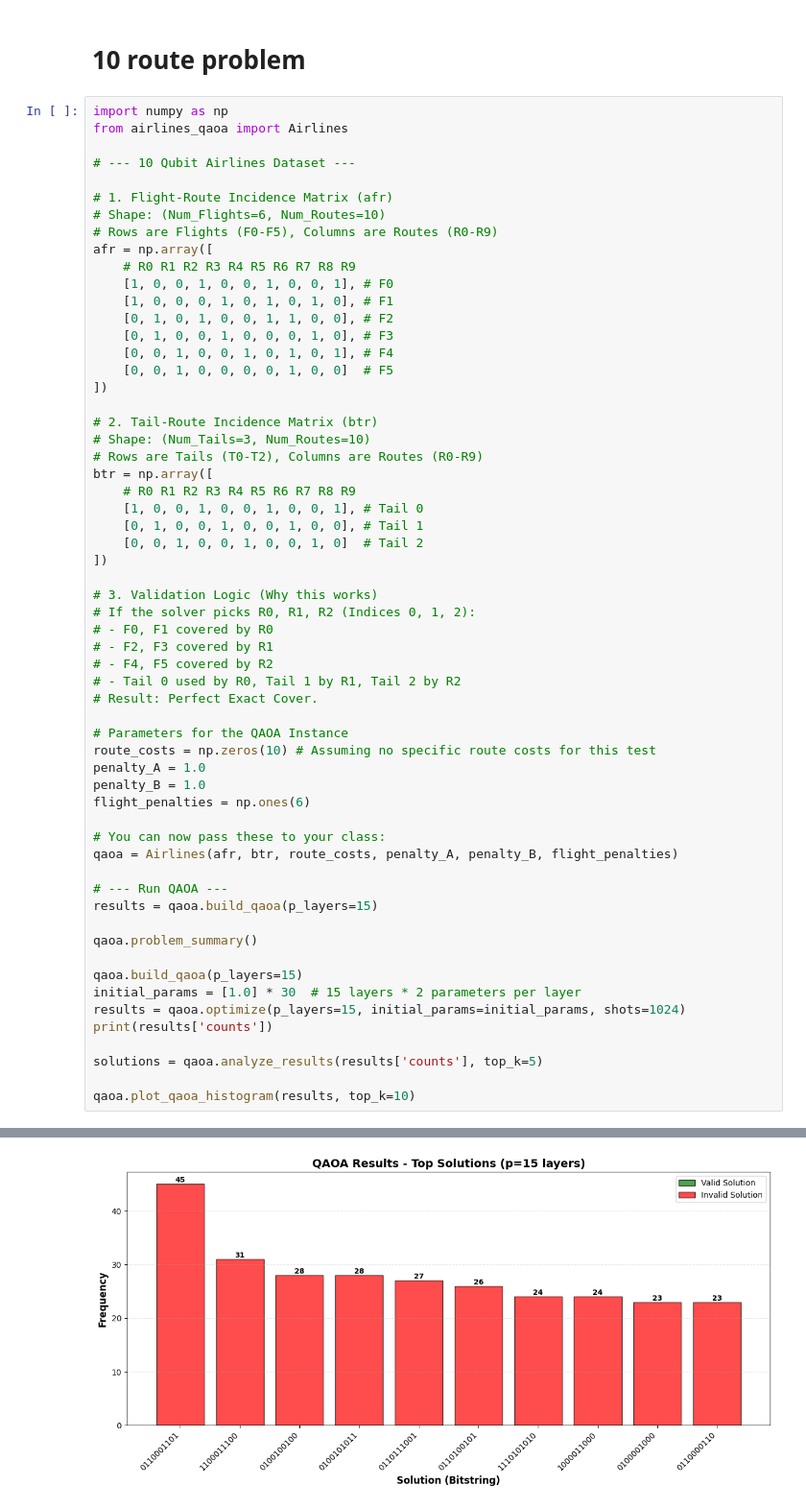
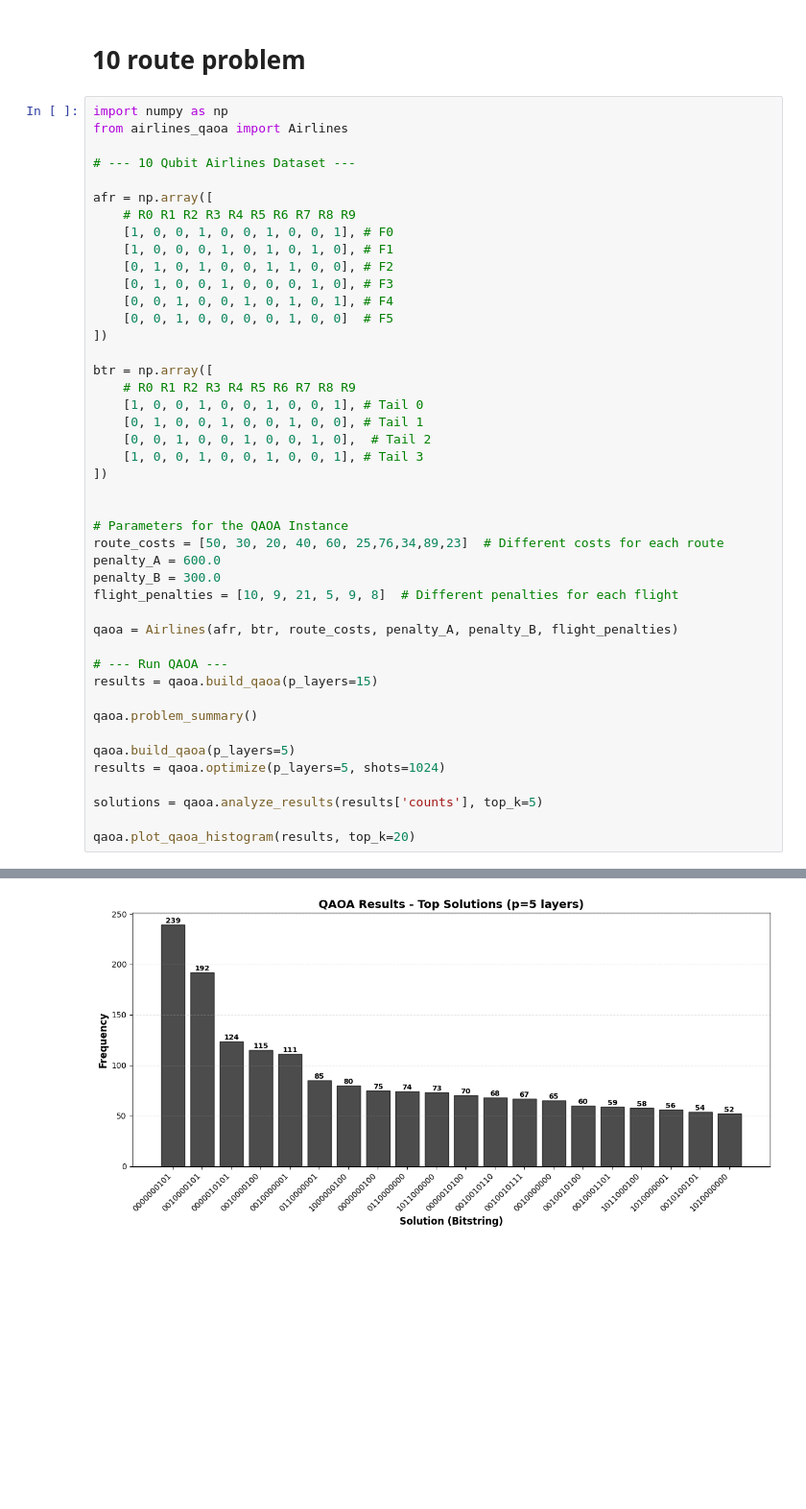
Before and after one commit to Suraj52721/Airlines, a Jupyter notebook: general_qaoa2.ipynb, the cells around one changed output, grey strips where cells are left out. Shown at 96% size. Saved outputs shown, nothing was run; the diff lists cells and outputs as text; blank space fills up the shorter version.

```diff
--- a/general_qaoa2.ipynb
+++ b/general_qaoa2.ipynb
@@ -6,9 +6,6 @@ from airlines_qaoa import Airlines
 
 # --- 10 Qubit Airlines Dataset ---
 
-# 1. Flight-Route Incidence Matrix (afr)
-# Shape: (Num_Flights=6, Num_Routes=10)
-# Rows are Flights (F0-F5), Columns are Routes (R0-R9)
 afr = np.array([
     # R0 R1 R2 R3 R4 R5 R6 R7 R8 R9
     [1, 0, 0, 1, 0, 0, 1, 0, 0, 1], # F0
@@ -19,31 +16,21 @@ afr = np.array([
     [0, 0, 1, 0, 0, 0, 0, 1, 0, 0]  # F5
 ])
 
-# 2. Tail-Route Incidence Matrix (btr)
-# Shape: (Num_Tails=3, Num_Routes=10)
-# Rows are Tails (T0-T2), Columns are Routes (R0-R9)
 btr = np.array([
     # R0 R1 R2 R3 R4 R5 R6 R7 R8 R9
     [1, 0, 0, 1, 0, 0, 1, 0, 0, 1], # Tail 0
     [0, 1, 0, 0, 1, 0, 0, 1, 0, 0], # Tail 1
-    [0, 0, 1, 0, 0, 1, 0, 0, 1, 0]  # Tail 2
+    [0, 0, 1, 0, 0, 1, 0, 0, 1, 0],  # Tail 2
+    [1, 0, 0, 1, 0, 0, 1, 0, 0, 1], # Tail 3
 ])
 
-# 3. Validation Logic (Why this works)
-# If the solver picks R0, R1, R2 (Indices 0, 1, 2):
-# - F0, F1 covered by R0
-# - F2, F3 covered by R1
-# - F4, F5 covered by R2
-# - Tail 0 used by R0, Tail 1 by R1, Tail 2 by R2
-# Result: Perfect Exact Cover.
 
 # Parameters for the QAOA Instance
-route_costs = np.zeros(10) # Assuming no specific route costs for this test
-penalty_A = 1.0
-penalty_B = 1.0
-flight_penalties = np.ones(6)
+route_costs = [50, 30, 20, 40, 60, 25,76,34,89,23]  # Different costs for each route
+penalty_A = 600.0
+penalty_B = 300.0
+flight_penalties = [10, 9, 21, 5, 9, 8]  # Different penalties for each flight
 
-# You can now pass these to your class:
 qaoa = Airlines(afr, btr, route_costs, penalty_A, penalty_B, flight_penalties)
 
 # --- Run QAOA ---
@@ -51,14 +38,12 @@ results = qaoa.build_qaoa(p_layers=15)
 
 qaoa.problem_summary()
 
-qaoa.build_qaoa(p_layers=15)
-initial_params = [1.0] * 30  # 15 layers * 2 parameters per layer
-results = qaoa.optimize(p_layers=15, initial_params=initial_params, shots=1024)
-print(results['counts'])
+qaoa.build_qaoa(p_layers=5)
+results = qaoa.optimize(p_layers=5, shots=1024)
 
 solutions = qaoa.analyze_results(results['counts'], top_k=5)
 
-qaoa.plot_qaoa_histogram(results, top_k=10)
+qaoa.plot_qaoa_histogram(results, top_k=20)
 # %% [output]
 ================================================================================
 Airline Routing Problem Summary
@@ -80,4 +65,4 @@ Flight Penalties (Cf for each flight):
-[figure, old version]
+[figure, new version]
 ================================================================================
 QAOA Histogram Summary
 ================================================================================
```
Also changed, not shown: parts of 2 cells of this notebook.
